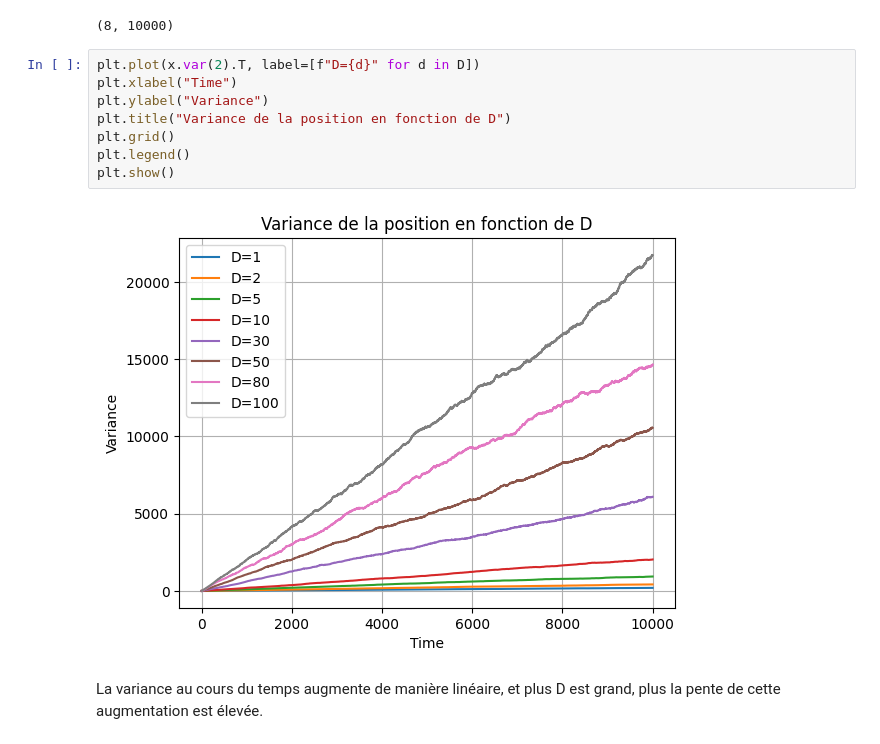
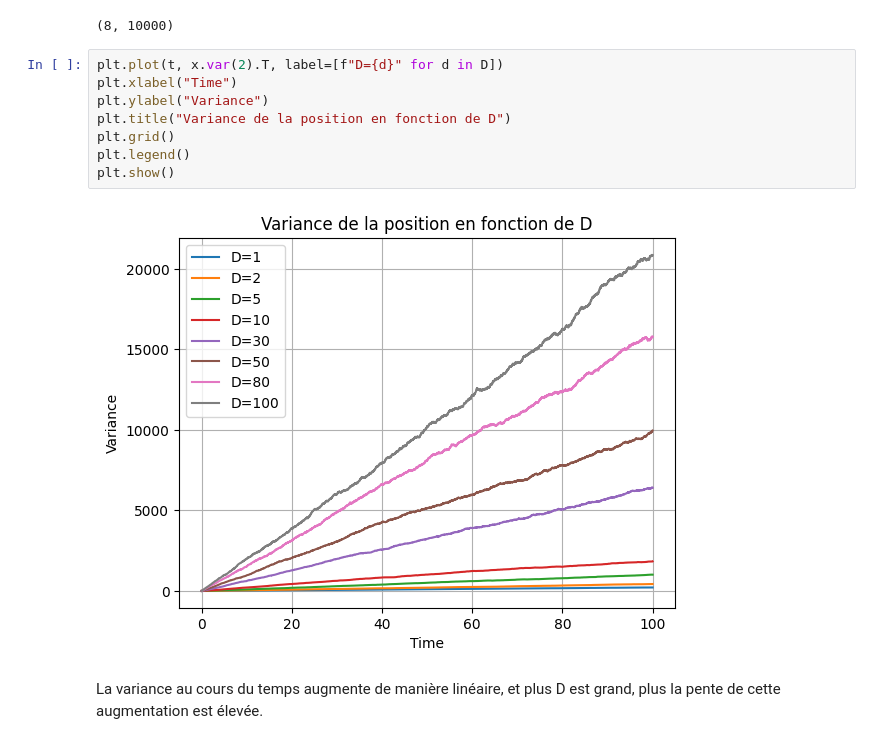
Before and after one commit to ostix360/Brownian-Motion, a Jupyter notebook: CRVR.ipynb, the cells around one changed output. Cells and saved outputs as stored; diff of their text form.

```diff
--- a/CRVR.ipynb
+++ b/CRVR.ipynb
@@ -127,15 +127,15 @@ x.mean(2).shape
 # %% [output]
 (8, 10000)
 # %%
-plt.plot(x.var(2).T, label=[f"D={d}" for d in D])
+plt.plot(t, x.var(2).T, label=[f"D={d}" for d in D])
 plt.xlabel("Time")
 plt.ylabel("Variance")
 plt.title("Variance de la position en fonction de D")
 plt.grid()
 plt.legend()
 plt.show()
 # %% [output]
-[figure, old version]
+[figure, new version]
 # %% [markdown]
 La variance au cours du temps augmente de manière linéaire, et plus D est grand, plus la pente de cette augmentation est élevée.
 # %% [markdown]
```
Also changed, not shown: parts of 5 cells of this notebook, 2 other files.
